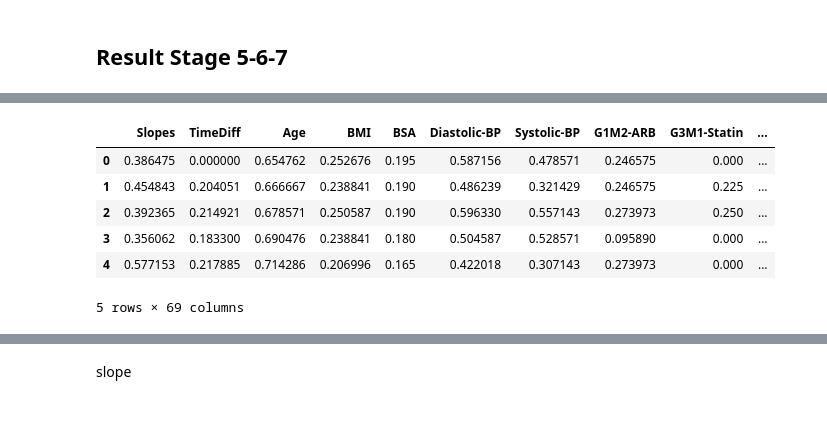
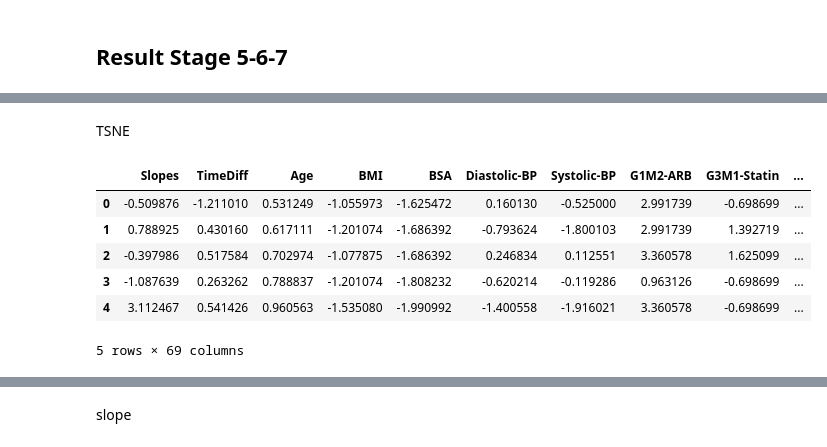
Before and after one commit to Aomaphisara/ULckdresearch2023, a Jupyter notebook: Hierarchical.ipynb, the cells around one changed output, grey strips where cells are left out. Saved outputs shown, nothing was run; the diff lists cells and outputs as text; code cells hidden in the pictures; blank space fills up the shorter version.

Commit message:
TSNE

```diff
--- a/Hierarchical.ipynb
+++ b/Hierarchical.ipynb
@@ -217,11 +162,13 @@ plt.show()
+# %% [markdown]
+TSNE
 # %%
-stage_k5 = pd.read_csv('/content/drive/MyDrive/ckd/Agglomerative/outpute_stage_K5.csv')
-stage_k5.head()
+stage_k6 = pd.read_csv('/content/drive/MyDrive/ckd/Agglomerative/stage_K6.csv')
+stage_k6.head()
 # %% [output]
 |  | Slopes | TimeDiff | Age | BMI | BSA | Diastolic-BP | Systolic-BP | G1M2-ARB | G3M1-Statin | ... |
-| 0 | 0.386475 | 0.000000 | 0.654762 | 0.252676 | 0.195 | 0.587156 | 0.478571 | 0.246575 | 0.000 | ... |
-| 1 | 0.454843 | 0.204051 | 0.666667 | 0.238841 | 0.190 | 0.486239 | 0.321429 | 0.246575 | 0.225 | ... |
-| 2 | 0.392365 | 0.214921 | 0.678571 | 0.250587 | 0.190 | 0.596330 | 0.557143 | 0.273973 | 0.250 | ... |
-| 3 | 0.356062 | 0.183300 | 0.690476 | 0.238841 | 0.180 | 0.504587 | 0.528571 | 0.095890 | 0.000 | ... |
-| 4 | 0.577153 | 0.217885 | 0.714286 | 0.206996 | 0.165 | 0.422018 | 0.307143 | 0.273973 | 0.000 | ... |
+| 0 | -0.509876 | -1.211010 | 0.531249 | -1.055973 | -1.625472 | 0.160130 | -0.525000 | 2.991739 | -0.698699 | ... |
+| 1 | 0.788925 | 0.430160 | 0.617111 | -1.201074 | -1.686392 | -0.793624 | -1.800103 | 2.991739 | 1.392719 | ... |
+| 2 | -0.397986 | 0.517584 | 0.702974 | -1.077875 | -1.686392 | 0.246834 | 0.112551 | 3.360578 | 1.625099 | ... |
+| 3 | -1.087639 | 0.263262 | 0.788837 | -1.201074 | -1.808232 | -0.620214 | -0.119286 | 0.963126 | -0.698699 | ... |
+| 4 | 3.112467 | 0.541426 | 0.960563 | -1.535080 | -1.990992 | -1.400558 | -1.916021 | 3.360578 | -0.698699 | ... |
 5 rows × 69 columns
```
Also changed, not shown: parts of 33 cells of this notebook.
